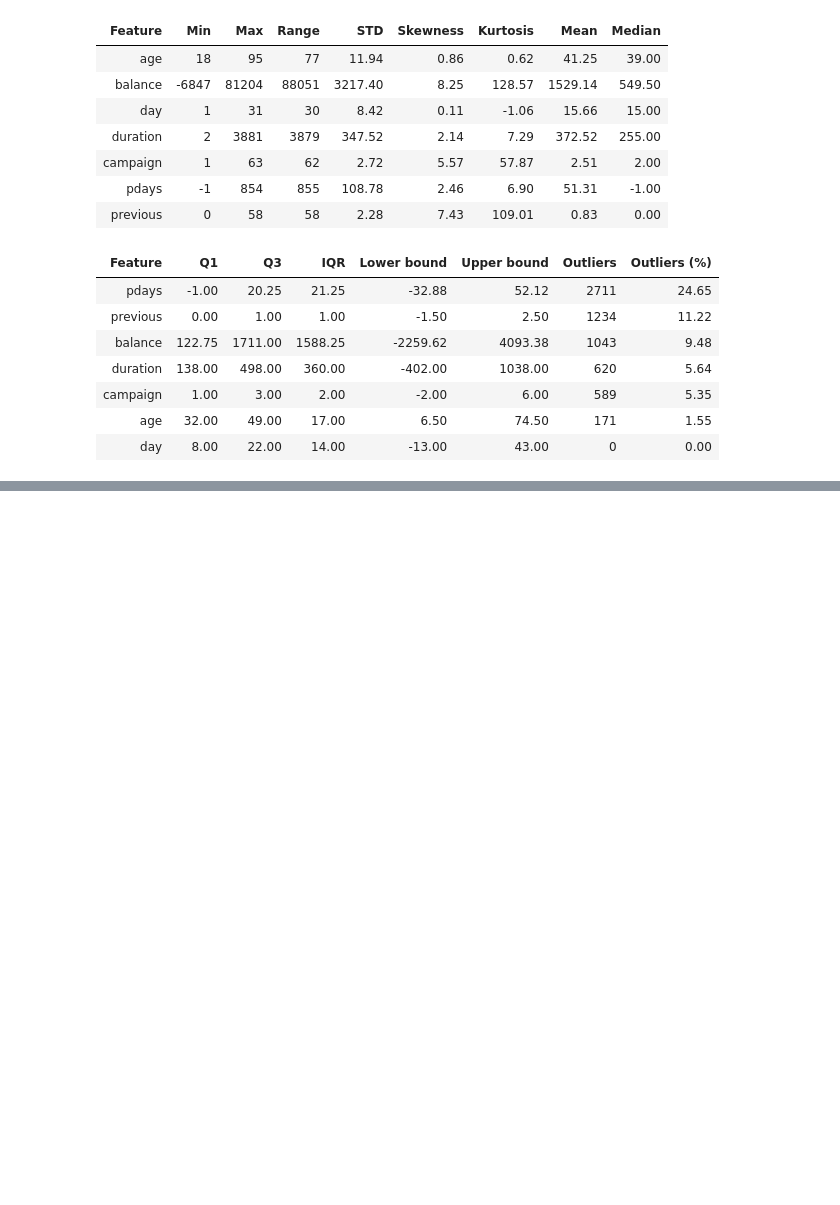
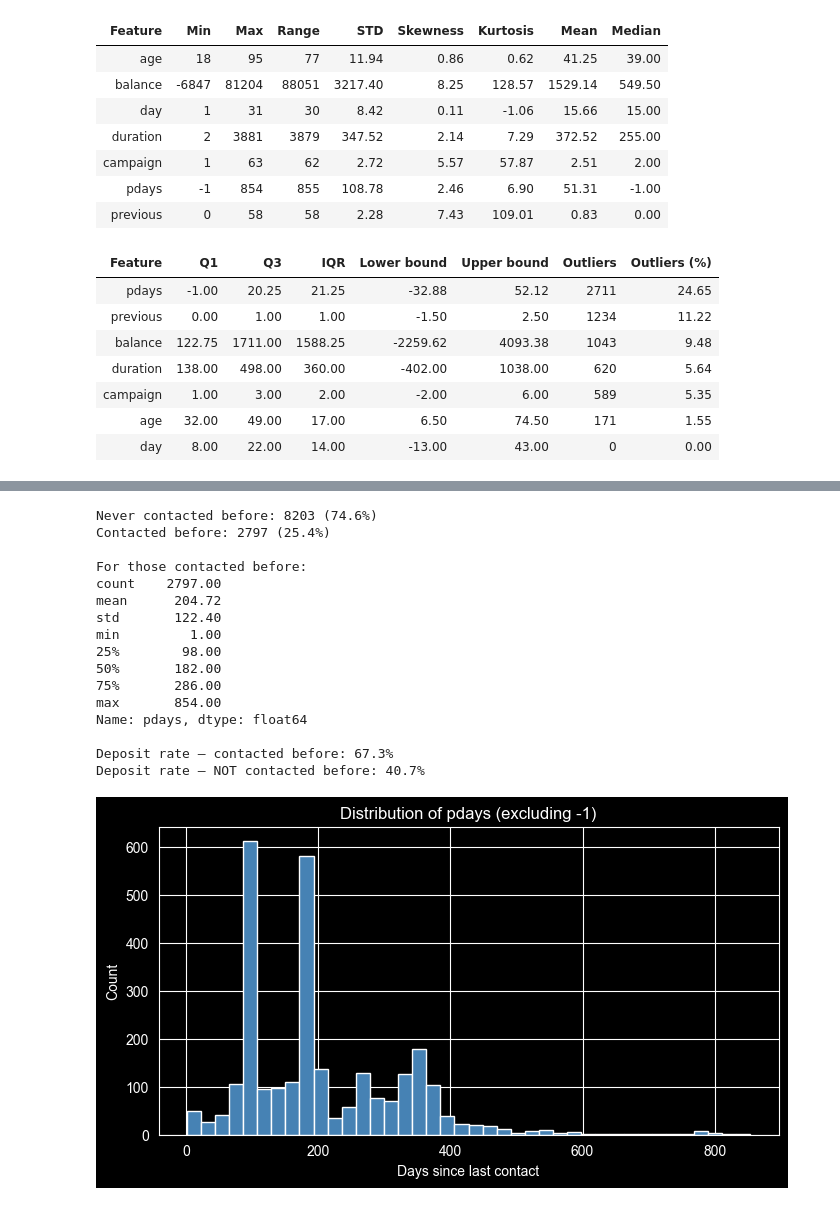
Before and after one commit to mathiasaiva/AA_primera_practica, a Jupyter notebook: notebooks/01_EDA_and_modeling.ipynb, the cells around one changed output, grey strips where cells are left out. Cells and saved outputs as stored; diff of their text form; code cells hidden in the pictures; blank space fills up the shorter version.

```diff
--- a/notebooks/01_EDA_and_modeling.ipynb
+++ b/notebooks/01_EDA_and_modeling.ipynb
@@ -294,0 +389,42 @@ Después de haber hecho el barrido de las variables, nos conviene saber realment
+# %%
+# pdays: -1 means "not contacted in previous campaign"
+pdays_contacted = df_train[df_train["pdays"] != -1]["pdays"]
+pdays_not_contacted = df_train[df_train["pdays"] == -1]
+
+print(f"Never contacted before: {len(pdays_not_contacted)} ({len(pdays_not_contacted)/len(df_train)*100:.1f}%)")
+print(f"Contacted before: {len(pdays_contacted)} ({len(pdays_contacted)/len(df_train)*100:.1f}%)")
+print(f"\nFor those contacted before:")
+print(pdays_contacted.describe().round(2))
+
+# Deposit rate split: contacted vs not contacted before
+rate_contacted = (df_train[df_train["pdays"] != -1]["deposit"] == "yes").mean() * 100
+rate_not_contacted = (df_train[df_train["pdays"] == -1]["deposit"] == "yes").mean() * 100
+
+print(f"\nDeposit rate — contacted before: {rate_contacted:.1f}%")
+print(f"Deposit rate — NOT contacted before: {rate_not_contacted:.1f}%")
+
+# Distribution of actual pdays values (excluding -1)
+plt.figure(figsize=(8, 4))
+pdays_contacted.hist(bins=40, color="steelblue", edgecolor="white")
+plt.title("Distribution of pdays (excluding -1)")
+plt.xlabel("Days since last contact")
+plt.ylabel("Count")
+plt.show()
+# %% [output]
+Never contacted before: 8203 (74.6%)
+Contacted before: 2797 (25.4%)
+
+For those contacted before:
+count    2797.00
+mean      204.72
+std       122.40
+min         1.00
+25%        98.00
+50%       182.00
+75%       286.00
+max       854.00
+Name: pdays, dtype: float64
+
+Deposit rate — contacted before: 67.3%
+Deposit rate — NOT contacted before: 40.7%
+[figure, added]
```
Also changed, not shown: parts of 8 cells of this notebook.
